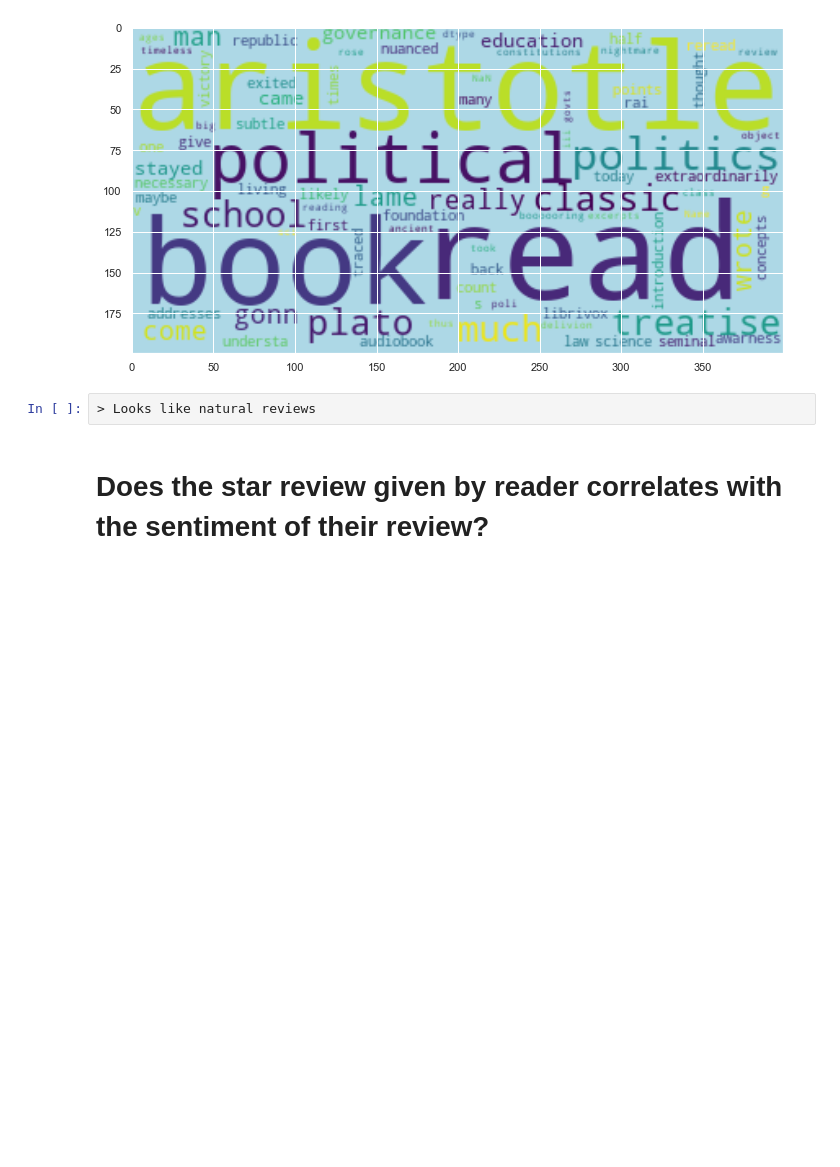
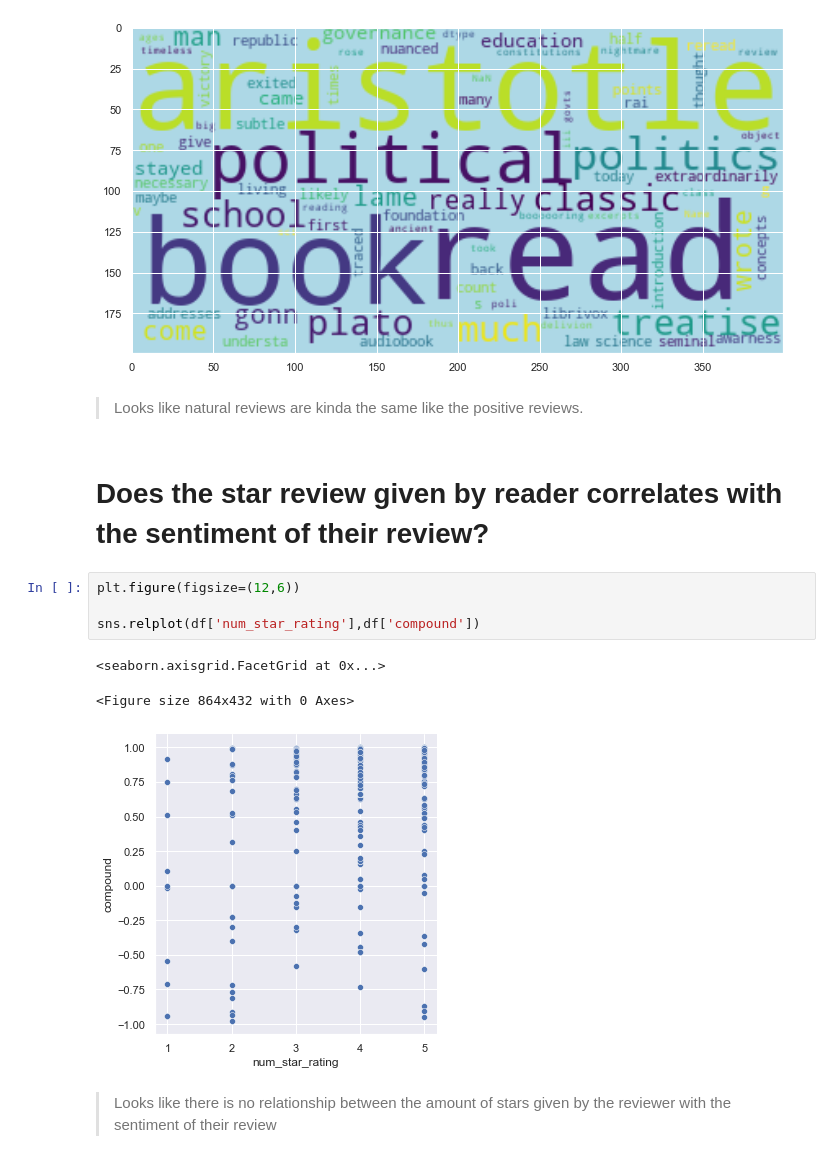
Before and after one commit to alepnabil/book_reviews_analysis, a Jupyter notebook: english/politics/eda_and_sentiment_analysis.ipynb, the cells around one changed output. Cells and saved outputs as stored; diff of their text form; blank space fills up the shorter version.

```diff
--- a/english/politics/eda_and_sentiment_analysis.ipynb
+++ b/english/politics/eda_and_sentiment_analysis.ipynb
@@ -213,7 +213,17 @@ words_frequency(neutral_reviews)
 # %% [output]
 [figure]
 [figure]
-# %%
-> Looks like natural reviews
+# %% [markdown]
+> Looks like natural reviews are kinda the same like the positive reviews.
 # %% [markdown]
 # Does the star review given by reader correlates with the sentiment of their review?
+# %%
+plt.figure(figsize=(12,6))
+
+sns.relplot(df['num_star_rating'],df['compound'])
+# %% [output]
+<seaborn.axisgrid.FacetGrid at 0x...>
+<Figure size 864x432 with 0 Axes>
+[figure, added]
+# %% [markdown]
+> Looks like there is no relationship between the amount of stars given by the reviewer with the sentiment of their review
```
Also changed, not shown: parts of 1 cell of this notebook.
